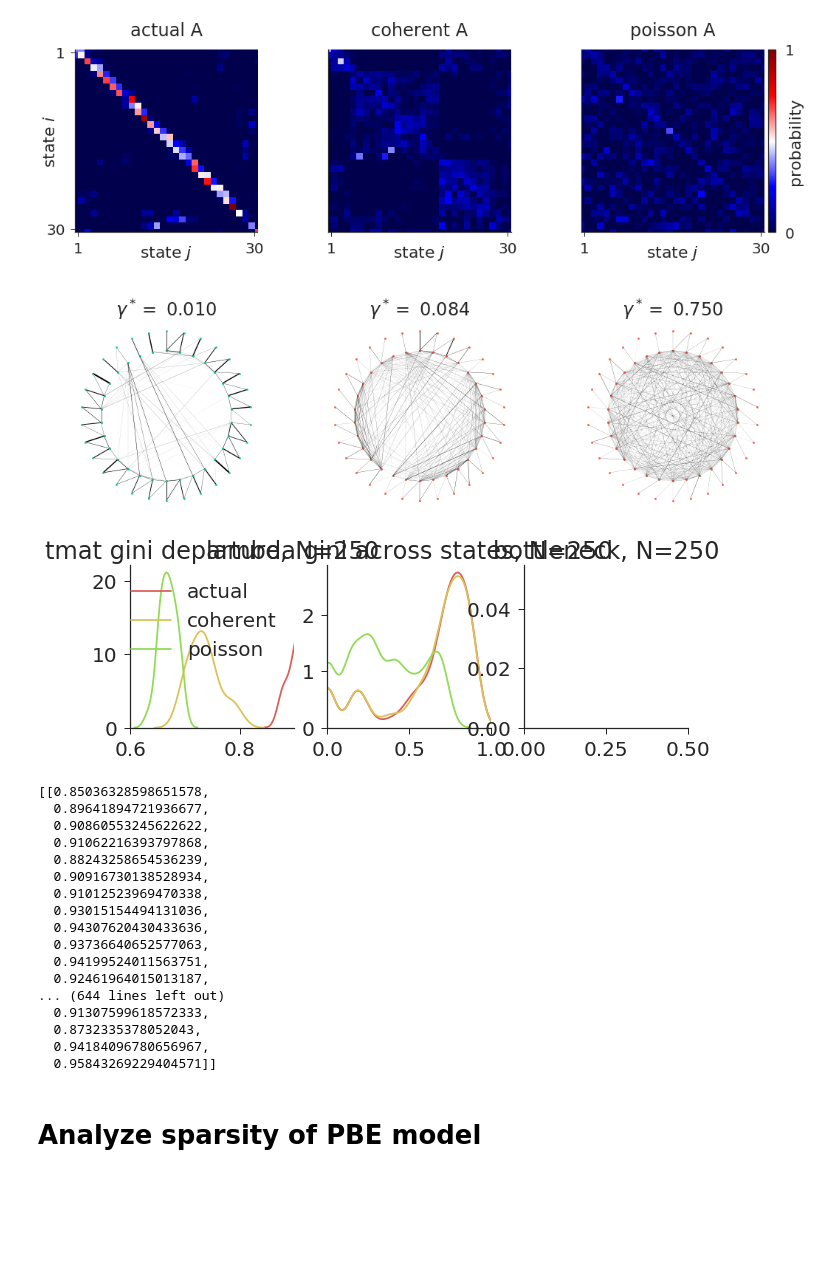
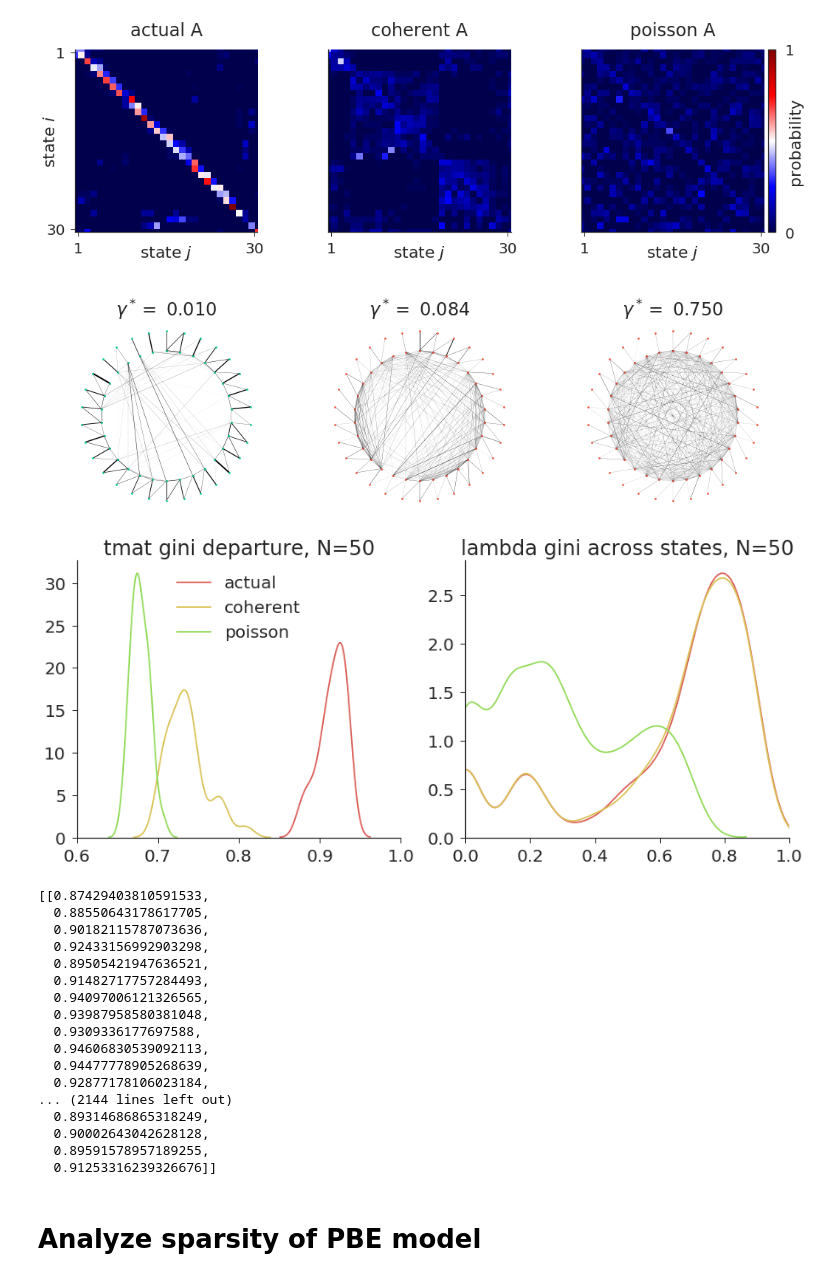
Before and after one commit to ckemere/CloudShuffles, a Jupyter notebook: Explore Latent RUN Space.ipynb, the cells around one changed output. Cells and saved outputs as stored; diff of their text form; code cells hidden in the pictures; blank space fills up the shorter version.

Commit message:
Further updates, including finalizing virtual tuning curve data

```diff
--- a/Explore Latent RUN Space.ipynb
+++ b/Explore Latent RUN Space.ipynb
@@ -261,38 +274,39 @@ fig.tight_layout(h_pad=5, w_pad=0.75, rect=[0, .05, 1, 1])
 # %%
 from model_plotting import plot_transmat_gini_departure, plot_transmat_gini_arrival, plot_bottleneck, plot_lambda_gini_across_states
 # cm = plt.get_cmap('Spectral_r')
 #clist = [cm(1.*i/NUM_COLORS) for i in range(NUM_COLORS)]
 #clist = np.roll(clist, 0, axis=0)
 npl.set_palette(sns.color_palette("hls", 8))
 
-fig, axes = plt.subplots(1,3, figsize=(10,3))
+fig, axes = plt.subplots(1,2, figsize=(15,6))
 plot_transmat_gini_departure(axes[0], run_hmms, **fig_kws)
 #plot_transmat_gini_arrival(axes[1], run_hmms, **fig_kws)
 plot_lambda_gini_across_states(axes[1], run_hmms, **fig_kws)
 # # plot_gini_lambda(axes[7], [hmms[0], hmms[2], hmms[3]], **fig_kws)
-plot_bottleneck(axes[2], run_hmms, **fig_kws)
+# plot_bottleneck(axes[2], run_hmms, **fig_kws)
 # %% [output]
-[figure, old version]
+[figure, new version]
-# %%
-run_hmms[0].results['gini_tmat_arrival']
-# %% [output]
-[[0.85036328598651578,
-  0.89641894721936677,
-  0.90860553245622622,
-  0.91062216393797868,
-  0.88243258654536239,
-  0.90916730138528934,
-  0.91012523969470338,
-  0.93015154494131036,
-  0.94307620430433636,
-  0.93736640652577063,
-  0.94199524011563751,
-  0.92461964015013187,
-... (644 lines left out)
-  0.91307599618572333,
-  0.8732335378052043,
-  0.94184096780656967,
-  0.95843269229404571]]
+# %%
+d = run_hmms[0].results['gini_tmat_departure']
+d
+# %% [output]
+[[0.87429403810591533,
+  0.88550643178617705,
+  0.90182115787073636,
+  0.92433156992903298,
+  0.89505421947636521,
+  0.91482717757284493,
+  0.94097006121326565,
+  0.93987958580381048,
+  0.9309336177697588,
+  0.94606830539092113,
+  0.94477778905268639,
+  0.92877178106023184,
+... (2144 lines left out)
+  0.89314686865318249,
+  0.90002643042628128,
+  0.89591578957189255,
+  0.91253316239326676]]
 # %%
 # Plot firing rate matrix
 fig, axes = plt.subplots(1,3, figsize=(15,8))
```
Also changed, not shown: parts of 8 cells of this notebook, 2 other files.
